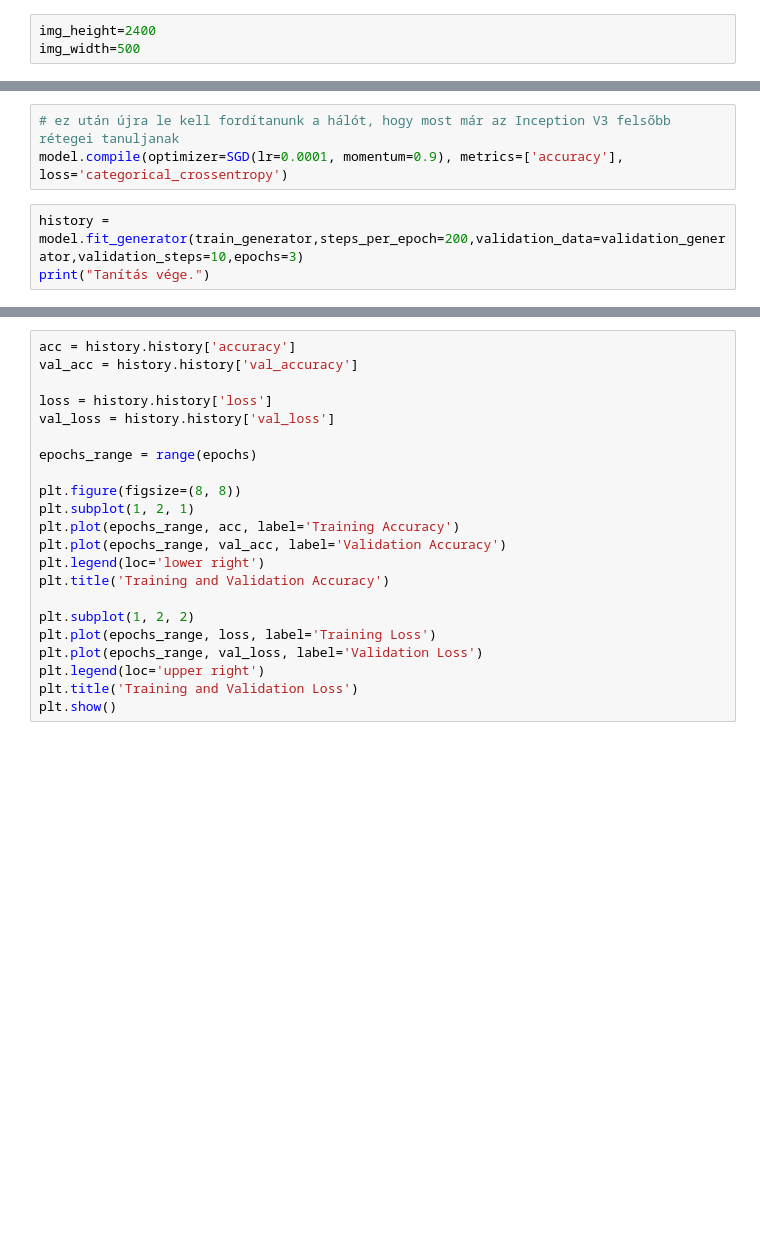
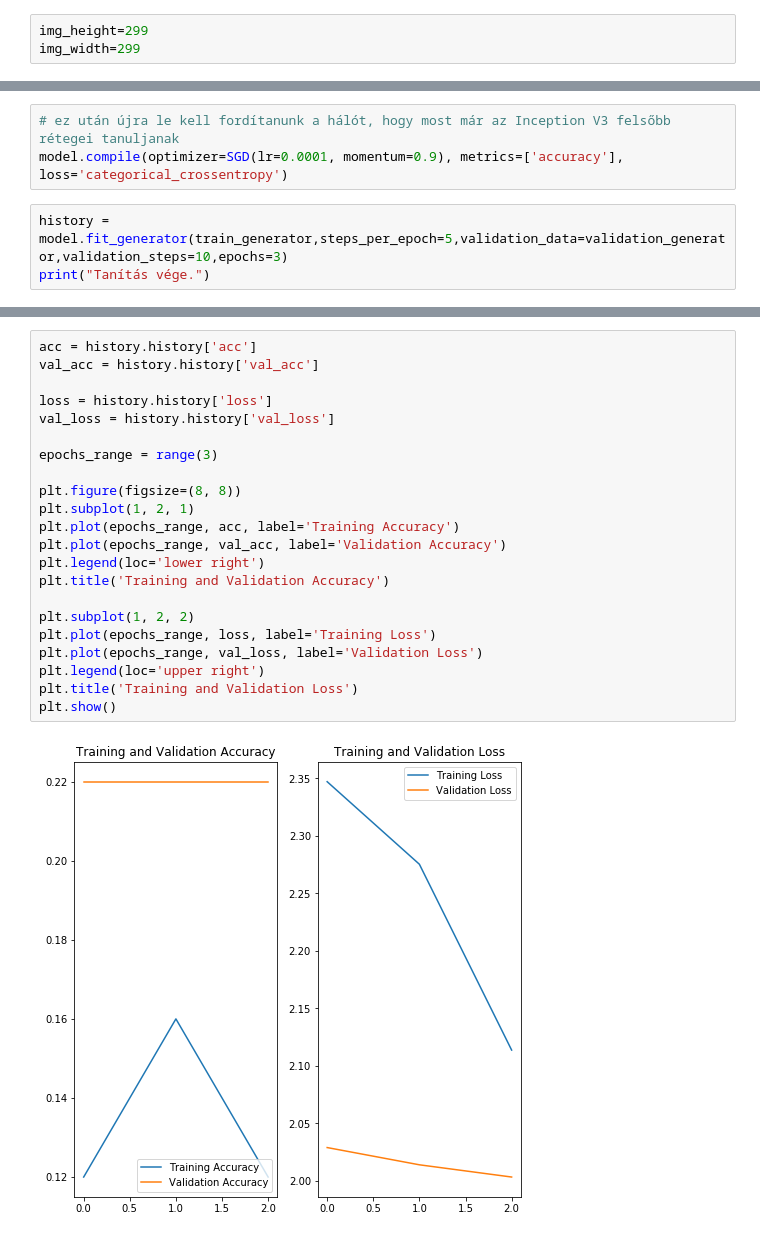
Before and after one commit to dandrid/GrandPythons, a Jupyter notebook: 2_bulid_model.ipynb, the cells around one changed output, grey strips where cells are left out. Drawn from its saved outputs; the diff is of its cells as text; blank space fills up the shorter version.

```diff
--- a/2_bulid_model.ipynb
+++ b/2_bulid_model.ipynb
@@ -166,6 +148,6 @@ We recommend you upgrade now or ensure your notebook will continue to use Tensor
 # %%
-img_height=2400
-img_width=500
+img_height=299
+img_width=299
 # %%
 # load the pre-trained InceptionV3 model without the fully-connected layers
 base_model = InceptionV3(weights='imagenet', include_top=False)
@@ -209,5 +199,5 @@ for layer in model.layers[172:]:
 # ez után újra le kell fordítanunk a hálót, hogy most már az Inception V3 felsőbb rétegei tanuljanak
 model.compile(optimizer=SGD(lr=0.0001, momentum=0.9), metrics=['accuracy'], loss='categorical_crossentropy')
 # %%
-history = model.fit_generator(train_generator,steps_per_epoch=200,validation_data=validation_generator,validation_steps=10,epochs=3)
+history = model.fit_generator(train_generator,steps_per_epoch=5,validation_data=validation_generator,validation_steps=10,epochs=3)
 print("Tanítás vége.")
@@ -214,22 +215,24 @@ print("Tanítás vége.")
 # %%
-acc = history.history['accuracy']
-val_acc = history.history['val_accuracy']
+acc = history.history['acc']
+val_acc = history.history['val_acc']
 
 loss = history.history['loss']
 val_loss = history.history['val_loss']
 
-epochs_range = range(epochs)
+epochs_range = range(3)
 
 plt.figure(figsize=(8, 8))
 plt.subplot(1, 2, 1)
 plt.plot(epochs_range, acc, label='Training Accuracy')
 plt.plot(epochs_range, val_acc, label='Validation Accuracy')
 plt.legend(loc='lower right')
 plt.title('Training and Validation Accuracy')
 
 plt.subplot(1, 2, 2)
 plt.plot(epochs_range, loss, label='Training Loss')
 plt.plot(epochs_range, val_loss, label='Validation Loss')
 plt.legend(loc='upper right')
 plt.title('Training and Validation Loss')
 plt.show()
+# %% [output]
+[figure, added]
```
Also changed, not shown: parts of 6 cells of this notebook.
